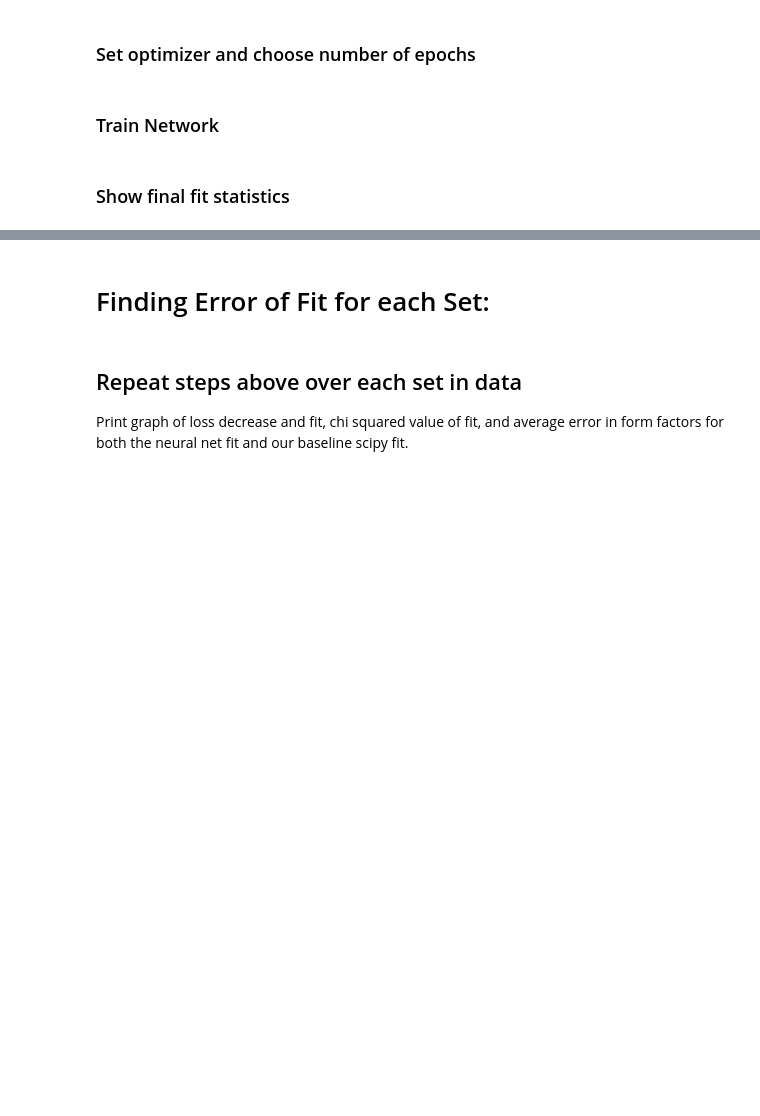
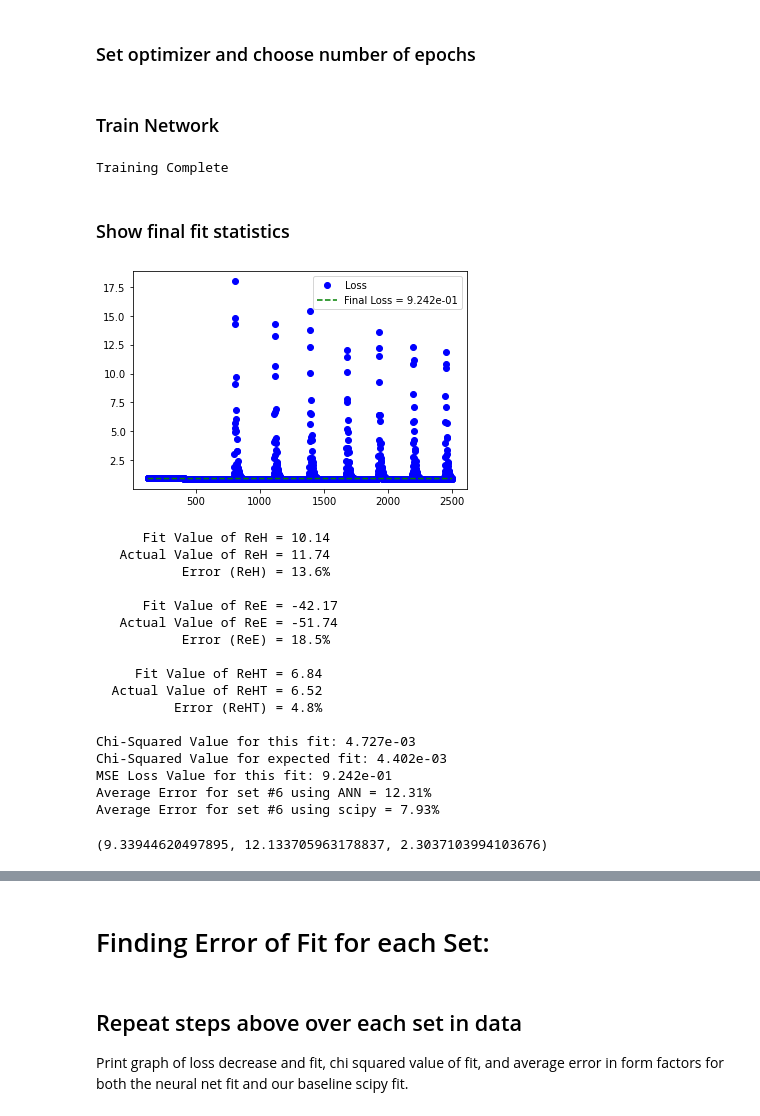
Before and after one commit to mattw65/Neural_Net, a Jupyter notebook: ExtractionNet1.ipynb, the cells around one changed output, grey strips where cells are left out. Drawn from its saved outputs; the diff is of its cells as text; code cells hidden in the pictures; blank space fills up the shorter version.

```diff
--- a/ExtractionNet1.ipynb
+++ b/ExtractionNet1.ipynb
@@ -79,3 +69,26 @@ net = torch.nn.Sequential(
+# %%
+nodes = 100
+net = torch.nn.Sequential(
+        torch.nn.Linear(4, nodes),
+        torch.nn.Tanh(),
+        torch.nn.Linear(nodes, nodes),
+        torch.nn.Tanh(),
+        torch.nn.Linear(nodes, nodes),
+        torch.nn.Tanh(),
+        torch.nn.Linear(nodes, nodes),
+        torch.nn.Tanh(),
+        torch.nn.Linear(nodes, nodes),
+        torch.nn.Tanh(),
+        torch.nn.Linear(nodes, nodes),
+        torch.nn.Tanh(),
+#         torch.nn.Linear(nodes, nodes),
+#         torch.nn.Tanh(),
+#         torch.nn.Linear(nodes, nodes),
+#         torch.nn.Tanh(),
+#         torch.nn.Linear(nodes, nodes),
+#         torch.nn.Tanh(),
+        torch.nn.Linear(nodes, 3)
+    )
 # %% [markdown]
 ### Set optimizer and choose number of epochs
 # %%
@@ -85,6 +101,7 @@ EPOCH = 2500
 # %% [markdown]
 ### Train Network
 # %%
+
 for epoch in range(EPOCH):
 
 
@@ -96,41 +113,68 @@ for epoch in range(EPOCH):
     cffs = [ReHfit, ReEfit, ReHTfit]
 
     loss = loss_func((xdat.float()), cffs, errs, y)
+    losses.append(float(loss.data.float()))
 
     optimizer.zero_grad()
     loss.backward()
     optimizer.step()
 
 print("Training Complete")
+# %% [output]
+Training Complete
 # %% [markdown]
 ### Show final fit statistics
 # %%
+plt.plot(np.linspace(int(.05*EPOCH), EPOCH, int(.95*EPOCH)), np.asarray(losses)[int(.05*EPOCH):], 'bo', label='Loss')
+plt.plot(np.linspace(int(.05*EPOCH), EPOCH, int(.95*EPOCH)), np.zeros(int(0.95*EPOCH))+float(loss.data.float()), 'g--',             label='Final Loss = %.3e' % (float(loss.data.float())))
+plt.legend()
+plt.show()
 ReHfit = torch.mean(torch.transpose(p, 0, 1)[0]).data.numpy()
 ReEfit = torch.mean(torch.transpose(p, 0, 1)[1]).data.numpy()
 ReHTfit = torch.mean(torch.transpose(p, 0, 1)[2]).data.numpy()
 fit_cffs = [ReHfit, ReEfit, ReHTfit]
 
 err_H = abs(100*(abs(fit_cffs[0]-ReH_target[0]))/ReH_target[0])
 err_E = abs(100*(abs(fit_cffs[1]-ReE_target[0]))/ReE_target[0])
 err_HT = abs(100*(abs(fit_cffs[2]-ReHT_target[0]))/ReHT_target[0])
 
 print('\n\n%25s%.2f' % ('Fit Value of ReH = ', cffs[0]))
 print('%25s%.2f' % ('Actual Value of ReH = ', ReH_target[0]))
 print('%25s\033[1m%.1f%%\033[0m\n' % ('Error (ReH) = ', err_H))
 
 print('%25s%.2f' % ('Fit Value of ReE = ', cffs[1]))
 print('%25s%.2f' % ('Actual Value of ReE = ', ReE_target[0]))
 print('%25s\033[1m%.1f%%\033[0m\n' % ('Error (ReE) = ', err_E))
 
 print('%25s%.2f' % ('Fit Value of ReHT = ', cffs[2]))
 print('%25s%.2f' % ('Actual Value of ReHT = ', ReHT_target[0]))
 print('%25s\033[1m%.1f%%\033[0m\n' % ('Error (ReHT) = ', err_HT))
 
 print('Chi-Squared Value for this fit: %.3e' % (chisquare(f(xdat,fit_cffs), ydat)[0]))
 print('Chi-Squared Value for expected fit: %.3e' % (chisquare(f(xdat,[ReH_target[0], ReE_target[0], ReHT_target[0]]), ydat)[0]))
 print('MSE Loss Value for this fit: %.3e' % (float(loss.data.float())))
 print('Average Error for set #%d using ANN = %.2f%%' % ((setnum), ((err_H+err_E+err_HT)/3)))
 dvcsfit.fit_scipy(setnum)
+# %% [output]
+[figure, added]
+      Fit Value of ReH = 10.14
+   Actual Value of ReH = 11.74
+           Error (ReH) = 13.6%
+
+      Fit Value of ReE = -42.17
+   Actual Value of ReE = -51.74
+           Error (ReE) = 18.5%
+
+     Fit Value of ReHT = 6.84
+  Actual Value of ReHT = 6.52
+          Error (ReHT) = 4.8%
+
+Chi-Squared Value for this fit: 4.727e-03
+Chi-Squared Value for expected fit: 4.402e-03
+MSE Loss Value for this fit: 9.242e-01
+Average Error for set #6 using ANN = 12.31%
+Average Error for set #6 using scipy = 7.93%
+(9.33944620497895, 12.133705963178837, 2.3037103994103676)
 # %%
 plt.plot(phi, ydat, 'bo', label='data')
 plt.plot(phi, f(xdat,fit_cffs), 'g--', label='fit')
```
Also changed, not shown: parts of 6 cells of this notebook, 14 other files.
